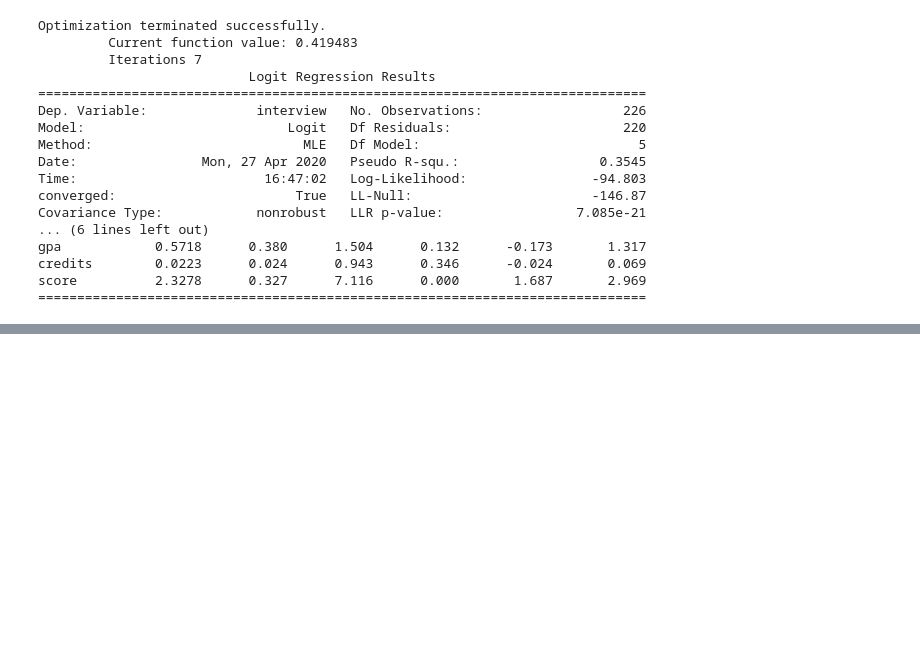
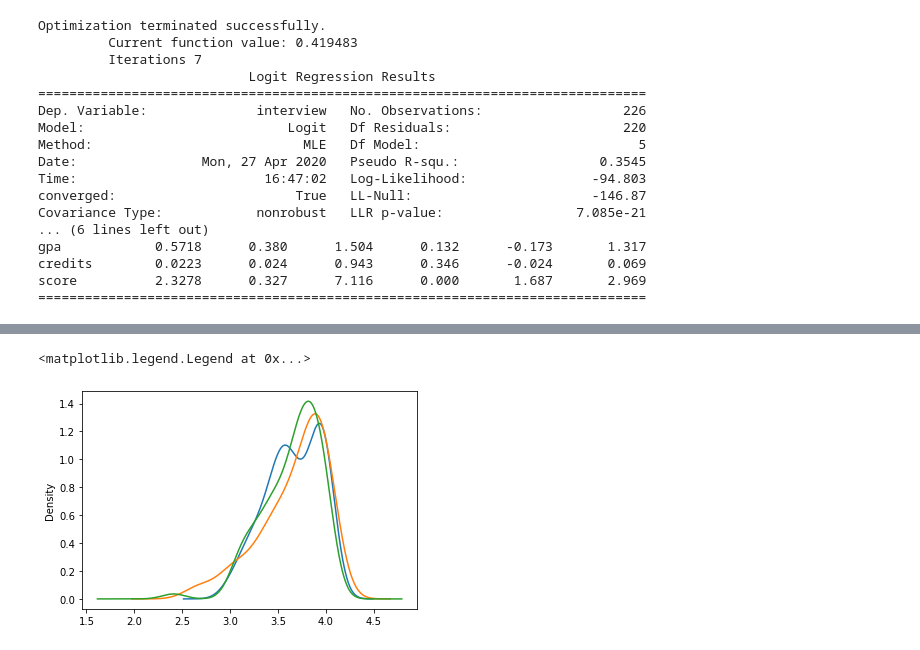
Before and after one commit to jpbailey/438a, a Jupyter notebook: questselections18.ipynb, the cells around one changed output, grey strips where cells are left out. Drawn from its saved outputs; the diff is of its cells as text; code cells hidden in the pictures; blank space fills up the shorter version.

```diff
--- a/questselections18.ipynb
+++ b/questselections18.ipynb
@@ -117,0 +167,7 @@ score          2.3278      0.327      7.116      0.000       1.687       2.969
+# %%
+for label, df in df_filtered.groupby('school'):
+    df['gpa'].plot(kind="kde", label=label)
+plt.legend()
+# %% [output]
+<matplotlib.legend.Legend at 0x...>
+[figure, added]
```
Also changed, not shown: parts of 17 cells of this notebook.
